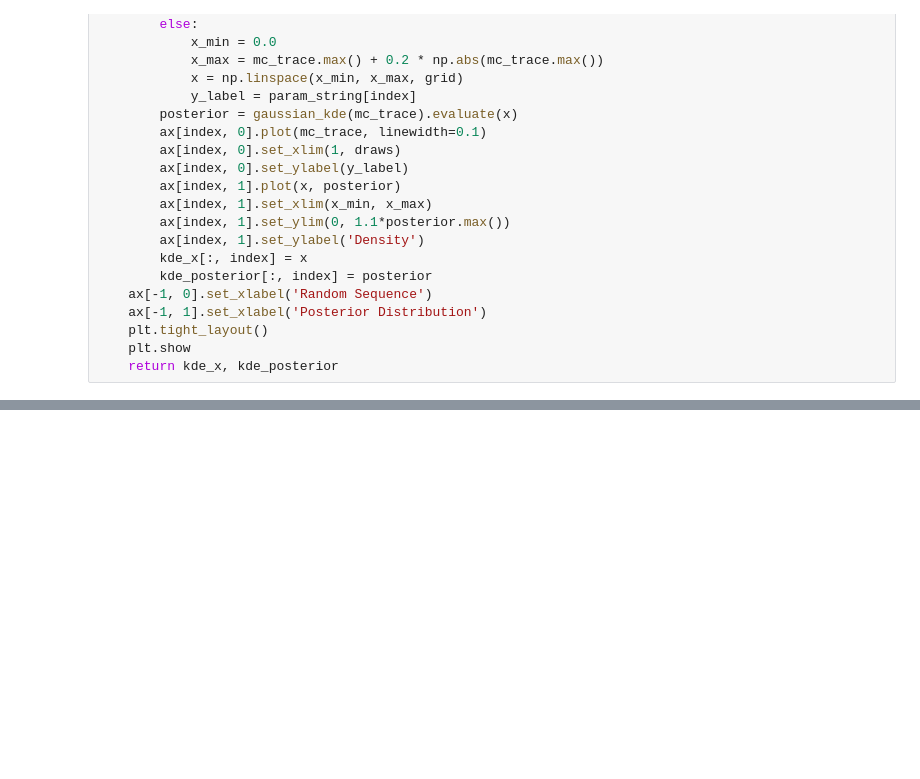
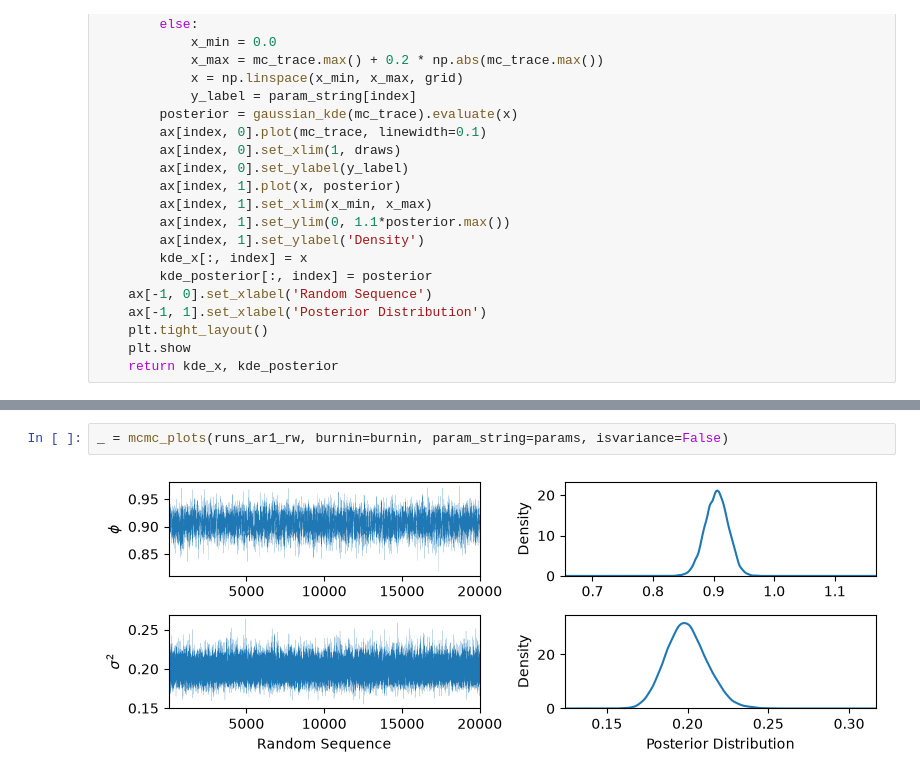
Before and after one commit to nakatsuma/bayesian_statistics, a Jupyter notebook: notebook/mh_ar1.ipynb, the cells around one changed output, grey strips where cells are left out. Cells and saved outputs as stored; diff of their text form; blank space fills up the shorter version.

```diff
--- a/notebook/mh_ar1.ipynb
+++ b/notebook/mh_ar1.ipynb
@@ -219 +273,5 @@ Acceptance Rate of MH Algorithm = 94.27%
+# %%
+_ = mcmc_plots(runs_ar1_rw, burnin=burnin, param_string=params, isvariance=False)
+# %% [output]
+[figure, added]
 # %%
```
Also changed, not shown: parts of 18 cells of this notebook.
